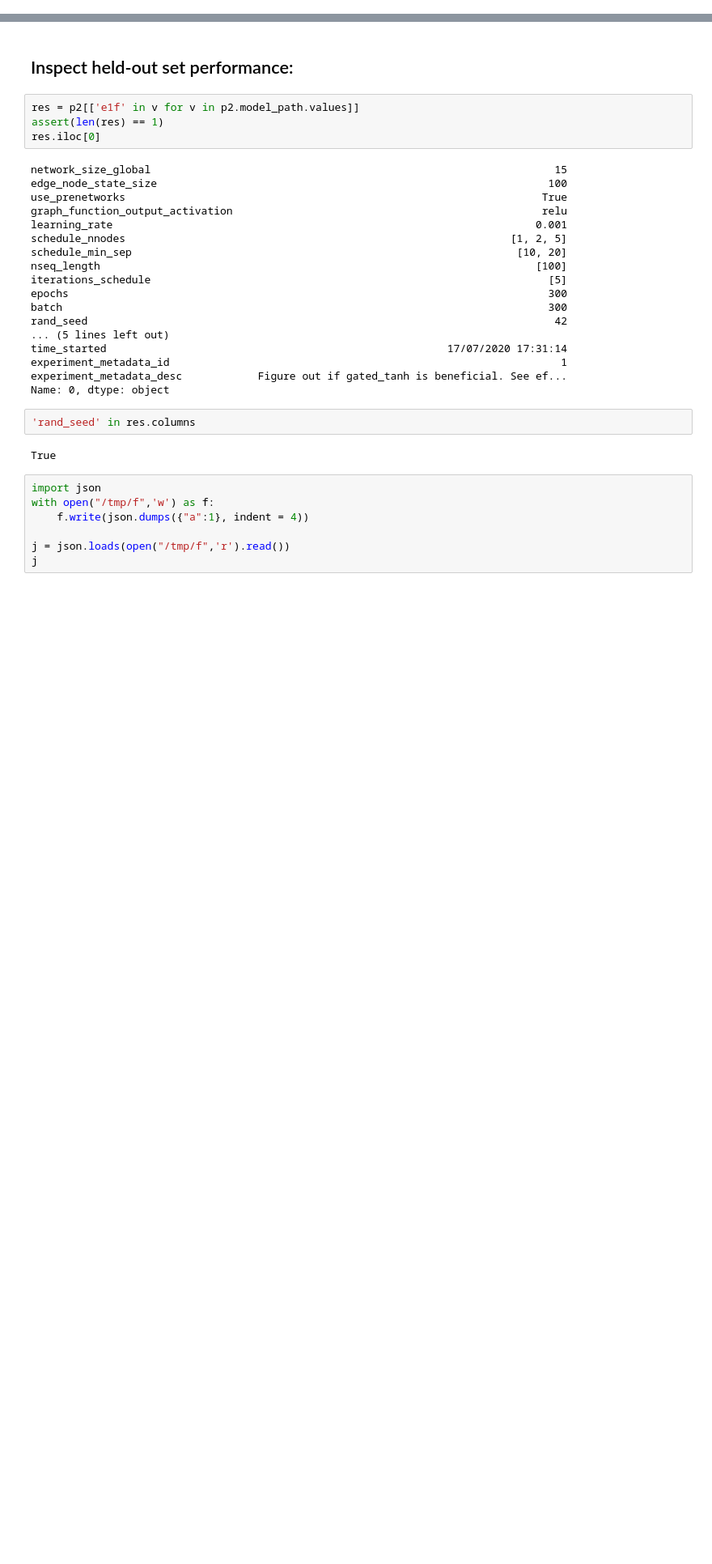
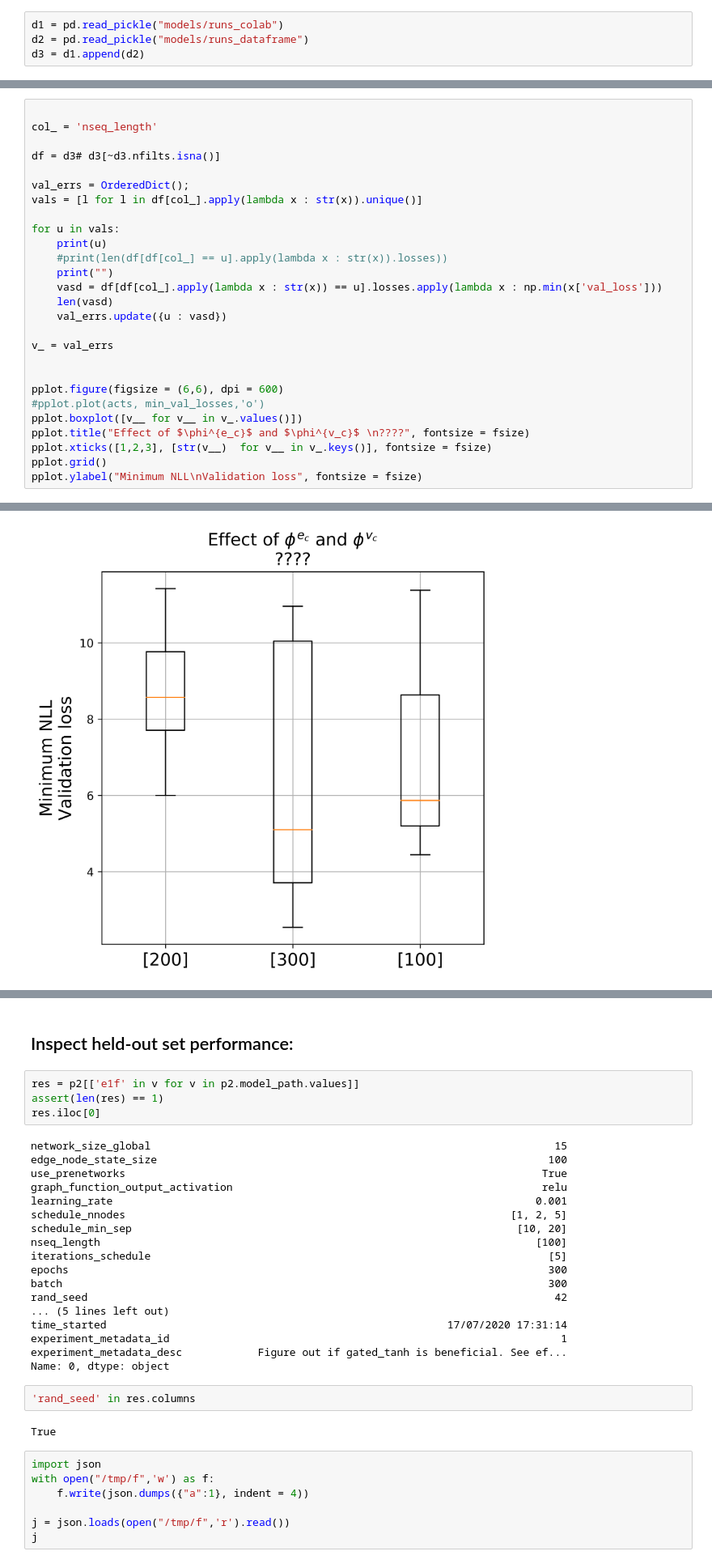
Before and after one commit to mylonasc/deep-rul-models, a Jupyter notebook: Hyperparameter_searches_inspect_trained_models.ipynb, the cells around one changed output, grey strips where cells are left out. Shown at 81% size. Saved outputs shown, nothing was run; the diff lists cells and outputs as text; blank space fills up the shorter version.

```diff
--- a/Hyperparameter_searches_inspect_trained_models.ipynb
+++ b/Hyperparameter_searches_inspect_trained_models.ipynb
@@ -32,0 +52,4 @@ Not supported! See/edit code.
+# %%
+d1 = pd.read_pickle("models/runs_colab")
+d2 = pd.read_pickle("models/runs_dataframe")
+d3 = d1.append(d2)
@@ -32,0 +83,28 @@ Not supported! See/edit code.
+# %%
+
+col_ = 'nseq_length'
+
+df = d3# d3[~d3.nfilts.isna()]
+
+val_errs = OrderedDict();
+vals = [l for l in df[col_].apply(lambda x : str(x)).unique()]
+
+for u in vals:
+    print(u)
+    #print(len(df[df[col_] == u].apply(lambda x : str(x)).losses))
+    print("")
+    vasd = df[df[col_].apply(lambda x : str(x)) == u].losses.apply(lambda x : np.min(x['val_loss']))
+    len(vasd)
+    val_errs.update({u : vasd})
+
+v_ = val_errs
+
+
+pplot.figure(figsize = (6,6), dpi = 600)
+#pplot.plot(acts, min_val_losses,'o')
+pplot.boxplot([v__ for v__ in v_.values()])
+pplot.title("Effect of $\phi^{e_c}$ and $\phi^{v_c}$ \n????", fontsize = fsize)
+pplot.xticks([1,2,3], [str(v__)  for v__ in v_.keys()], fontsize = fsize)
+pplot.grid()
+pplot.ylabel("Minimum NLL\nValidation loss", fontsize = fsize)
+# %% [output]
@@ -32,0 +117 @@ Not supported! See/edit code.
+[figure, added]
```
Also changed, not shown: parts of 21 cells of this notebook, 8 other files.
